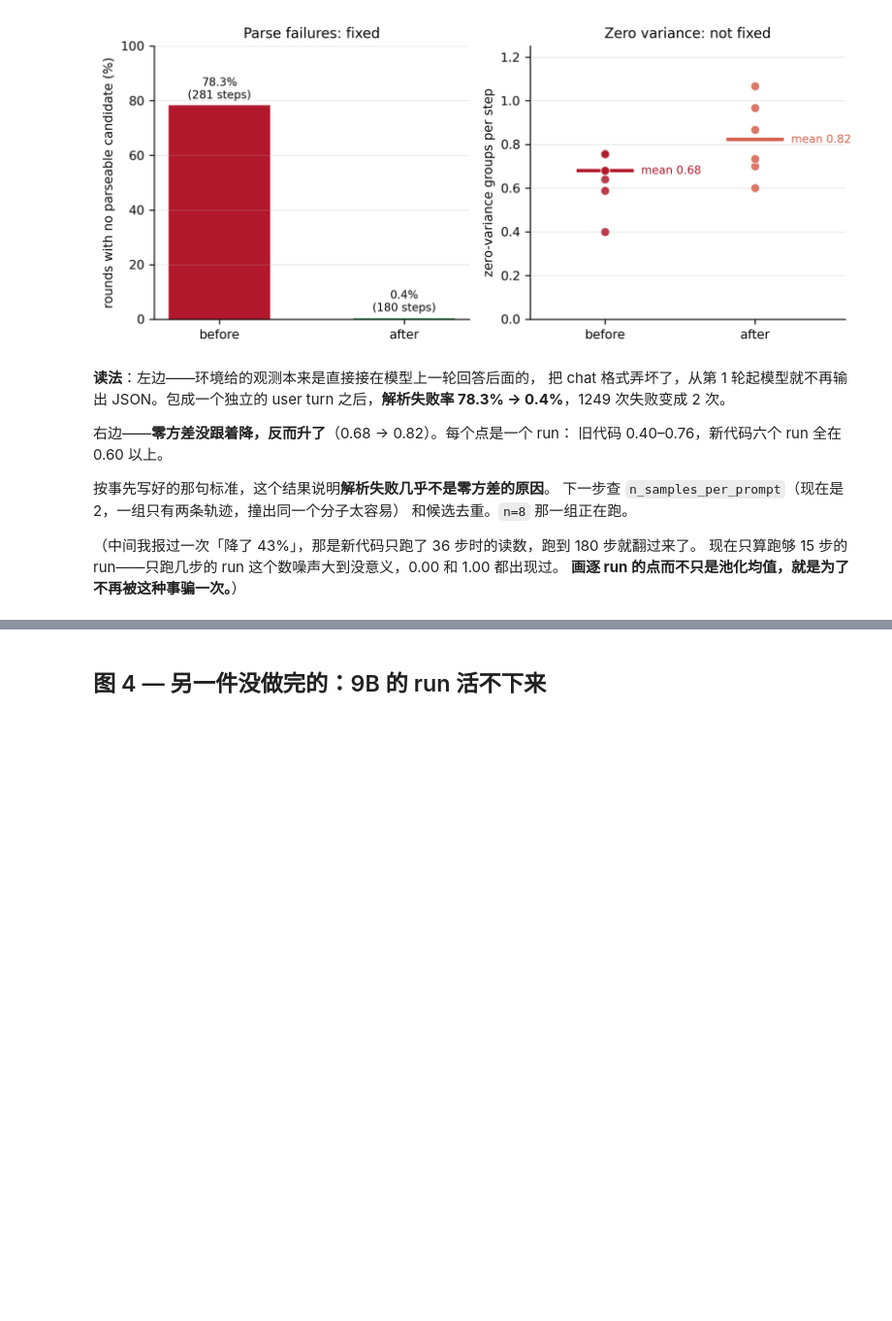
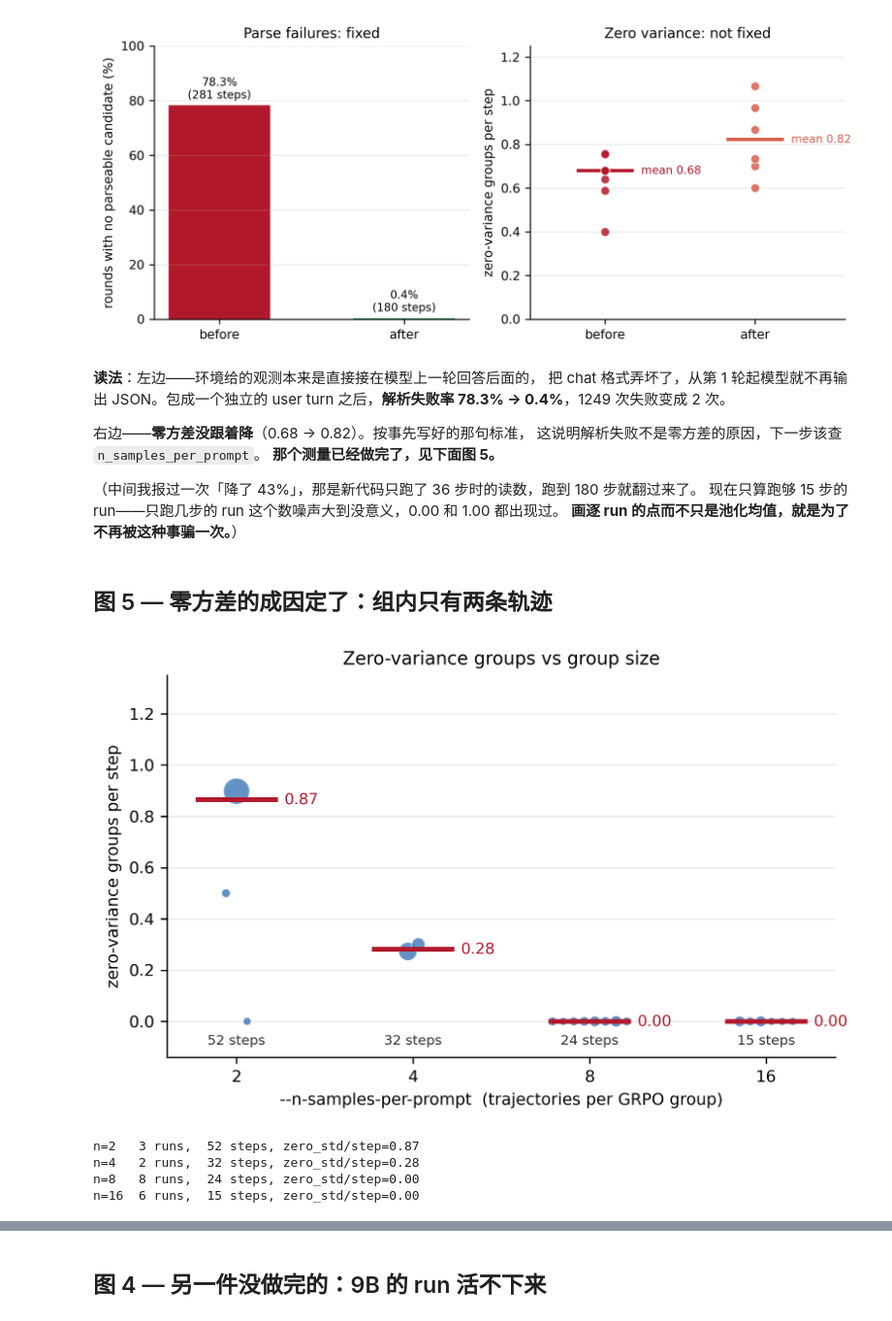
Before and after one commit to KangOxford/Large-Discovery-Models, a Jupyter notebook: rl/slime_launch/HANDOFF_implemented.ipynb, the cells around one changed output, grey strips where cells are left out. Shown at 97% size. Drawn from its saved outputs; the diff is of its cells as text; code cells hidden in the pictures; blank space fills up the shorter version.

```diff
--- a/rl/slime_launch/HANDOFF_implemented.ipynb
+++ b/rl/slime_launch/HANDOFF_implemented.ipynb
@@ -144,13 +144,43 @@ plt.tight_layout(); plt.show()
 把 chat 格式弄坏了，从第 1 轮起模型就不再输出 JSON。包成一个独立的 user turn
 之后，**解析失败率 78.3% → 0.4%**，1249 次失败变成 2 次。
 
-右边——**零方差没跟着降，反而升了**（0.68 → 0.82）。每个点是一个 run：
-旧代码 0.40–0.76，新代码六个 run 全在 0.60 以上。
-
-按事先写好的那句标准，这个结果说明**解析失败几乎不是零方差的原因**。
-下一步查 `n_samples_per_prompt`（现在是 2，一组只有两条轨迹，撞出同一个分子太容易）
-和候选去重。`n=8` 那一组正在跑。
+右边——**零方差没跟着降**（0.68 → 0.82）。按事先写好的那句标准，
+这说明解析失败不是零方差的原因，下一步该查 `n_samples_per_prompt`。
+**那个测量已经做完了，见下面图 5。**
 
 （中间我报过一次「降了 43%」，那是新代码只跑了 36 步时的读数，跑到 180 步就翻过来了。
 现在只算跑够 15 步的 run——只跑几步的 run 这个数噪声大到没意义，0.00 和 1.00 都出现过。
 **画逐 run 的点而不只是池化均值，就是为了不再被这种事骗一次。**）
+# %% [markdown]
+## 图 5 — 零方差的成因定了：组内只有两条轨迹
+# %%
+sw = load("zerovar_sweep.json")
+arms = [sw["arms"][k] for k in ("2", "4", "8", "16")]
+fig, ax = plt.subplots(figsize=(6.0, 3.8))
+for i, a in enumerate(arms):
+    xs = [i + (j - (len(a["per_run"]) - 1) / 2) * 0.06 for j in range(len(a["per_run"]))]
+    ys = [r["zero_std_per_step"] for r in a["per_run"]]
+    sz = [16 + 4 * r["steps"] for r in a["per_run"]]
+    ax.scatter(xs, ys, s=sz, color="#2166ac", alpha=.7, zorder=3,
+               edgecolors="white", linewidths=.6)
+    ax.plot([i - .22, i + .22], [a["zero_std_per_step"]] * 2, lw=2.6,
+            color="#b2182b", zorder=4)
+    ax.text(i + .27, a["zero_std_per_step"], f'{a["zero_std_per_step"]:.2f}',
+            va="center", fontsize=8.5, color="#b2182b")
+    ax.text(i, -0.09, f'{a["steps"]} steps', ha="center", fontsize=7.5, color="#333333")
+ax.set_xticks(range(4)); ax.set_xticklabels(["2", "4", "8", "16"])
+ax.set_xlabel("--n-samples-per-prompt  (trajectories per GRPO group)")
+ax.set_ylabel("zero-variance groups per step")
+ax.set_ylim(-0.14, 1.35)
+ax.set_title("Zero-variance groups vs group size", fontsize=10)
+ax.grid(axis="x", alpha=0)
+plt.tight_layout(); plt.show()
+for a in arms:
+    print(f'n={a["n_samples"]:<3} {a["n_runs_with_data"]} runs, {a["steps"]:>3} steps, '
+          f'zero_std/step={a["zero_std_per_step"]:.2f}')
+# %% [output]
+[figure, added]
+n=2   3 runs,  52 steps, zero_std/step=0.87
+n=4   2 runs,  32 steps, zero_std/step=0.28
+n=8   8 runs,  24 steps, zero_std/step=0.00
+n=16  6 runs,  15 steps, zero_std/step=0.00
```
Also changed, not shown: parts of 5 cells of this notebook, 1 other file.
